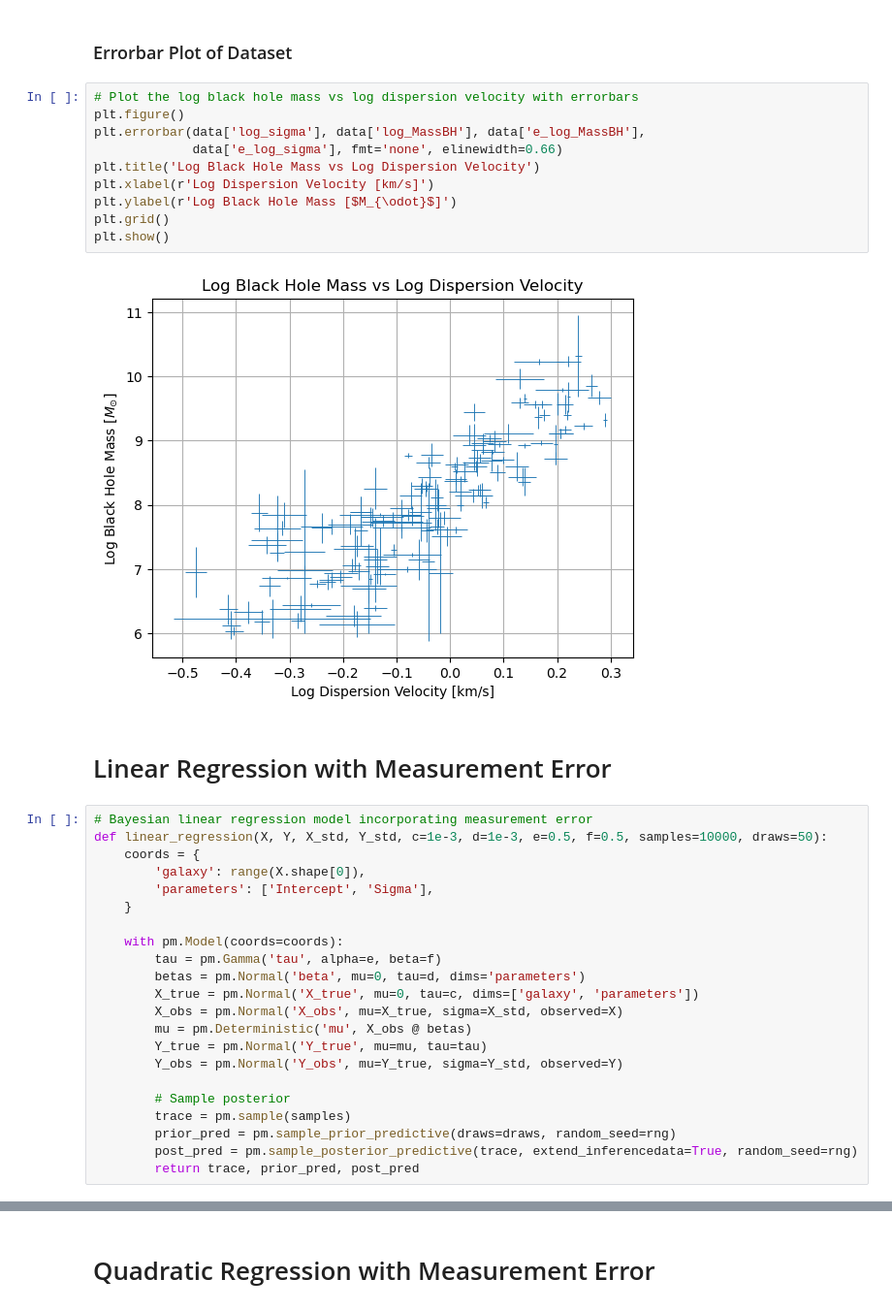
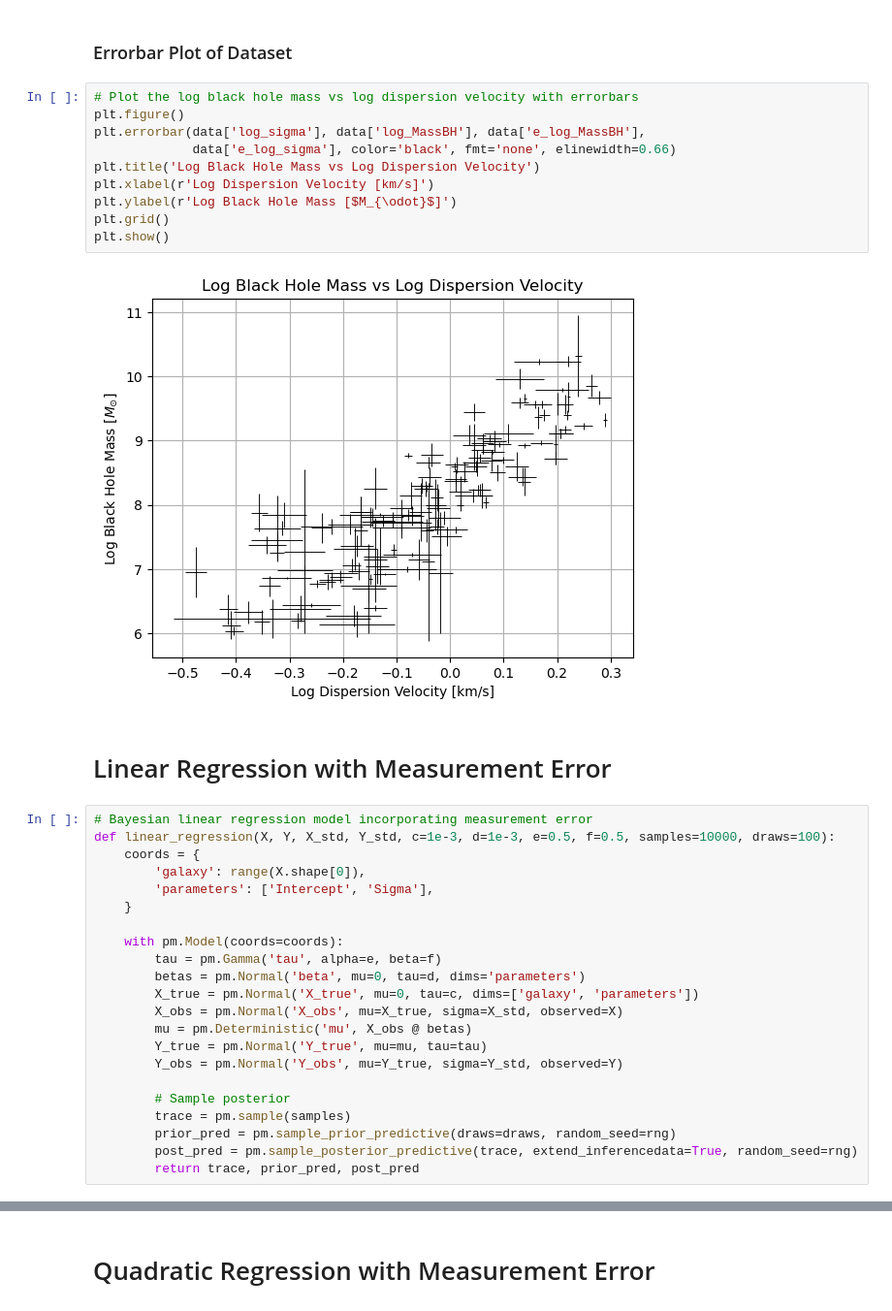
Before and after one commit to joh15016/AST-5731-Project-2, a Jupyter notebook: Research_Project_2.ipynb, the cells around one changed output, grey strips where cells are left out. Shown at 97% size. Saved outputs shown, nothing was run; the diff lists cells and outputs as text.

```diff
--- a/Research_Project_2.ipynb
+++ b/Research_Project_2.ipynb
@@ -58,20 +59,20 @@ Y_err = np.array(data['e_log_MassBH'])
 # %%
 # Plot the log black hole mass vs log dispersion velocity with errorbars
 plt.figure()
 plt.errorbar(data['log_sigma'], data['log_MassBH'], data['e_log_MassBH'],
-             data['e_log_sigma'], fmt='none', elinewidth=0.66)
+             data['e_log_sigma'], color='black', fmt='none', elinewidth=0.66)
 plt.title('Log Black Hole Mass vs Log Dispersion Velocity')
 plt.xlabel(r'Log Dispersion Velocity [km/s]')
 plt.ylabel(r'Log Black Hole Mass [$M_{\odot}$]')
 plt.grid()
 plt.show()
 # %% [output]
-[figure, old version]
+[figure, new version]
 # %% [markdown]
 # Linear Regression with Measurement Error
 # %%
 # Bayesian linear regression model incorporating measurement error
-def linear_regression(X, Y, X_std, Y_std, c=1e-3, d=1e-3, e=0.5, f=0.5, samples=10000, draws=50):
+def linear_regression(X, Y, X_std, Y_std, c=1e-3, d=1e-3, e=0.5, f=0.5, samples=10000, draws=100):
     coords = {
         'galaxy': range(X.shape[0]),
         'parameters': ['Intercept', 'Sigma'],
```
Also changed, not shown: parts of 9 cells of this notebook.
